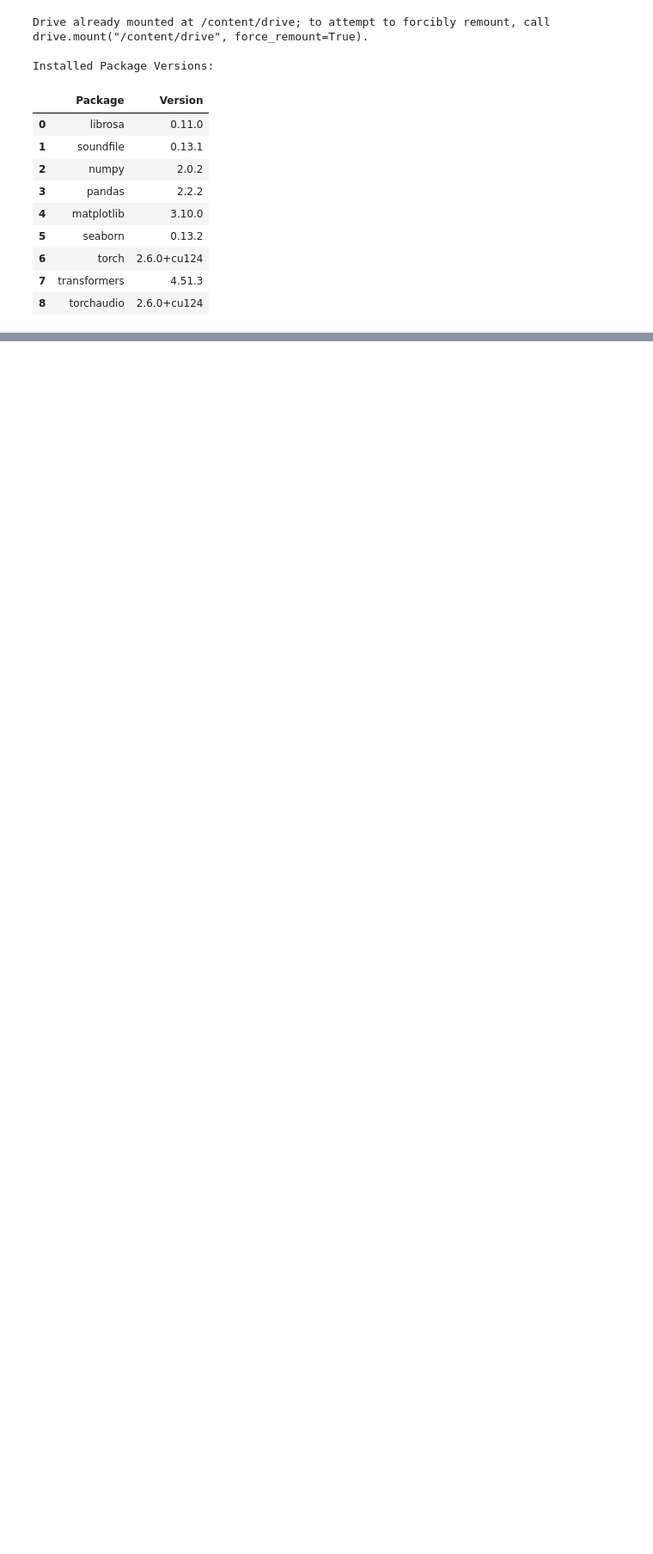
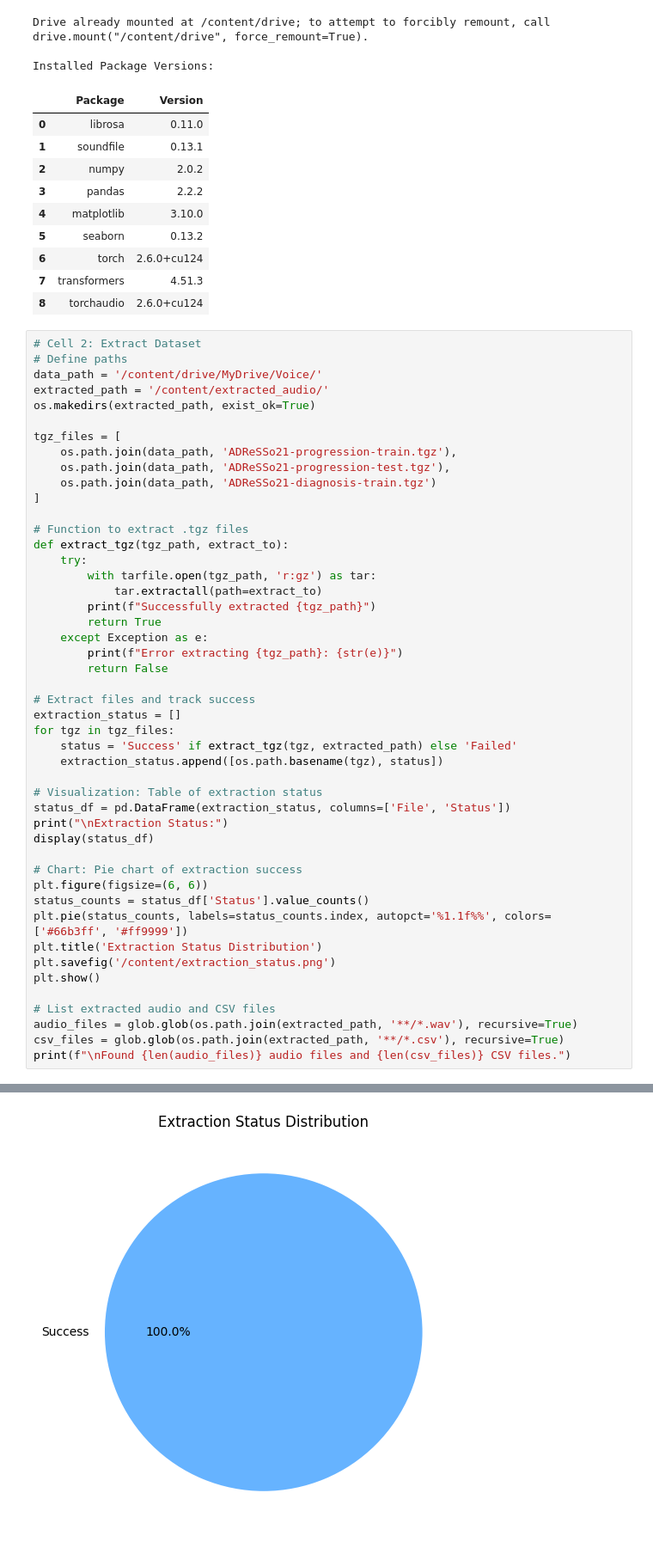
Before and after one commit to fjadidi2001/AD_Prediction, a Jupyter notebook: Detecting_dementia_from_speech_and_transcripts_using_transformers.ipynb, the cells around one changed output, grey strips where cells are left out. Shown: that part at 86% size. Drawn from its saved outputs; the diff is of its cells as text; blank space fills up the shorter version.

```diff
--- a/Detecting_dementia_from_speech_and_transcripts_using_transformers.ipynb
+++ b/Detecting_dementia_from_speech_and_transcripts_using_transformers.ipynb
@@ -216,3 +216,51 @@ Installed Package Versions:
 | 6 | torch | 2.6.0+cu124 |
 | 7 | transformers | 4.51.3 |
 | 8 | torchaudio | 2.6.0+cu124 |
+# %%
+# Cell 2: Extract Dataset
+# Define paths
+data_path = '/content/drive/MyDrive/Voice/'
+extracted_path = '/content/extracted_audio/'
+os.makedirs(extracted_path, exist_ok=True)
+
+tgz_files = [
+    os.path.join(data_path, 'ADReSSo21-progression-train.tgz'),
+    os.path.join(data_path, 'ADReSSo21-progression-test.tgz'),
+    os.path.join(data_path, 'ADReSSo21-diagnosis-train.tgz')
+]
+
+# Function to extract .tgz files
+def extract_tgz(tgz_path, extract_to):
+    try:
+        with tarfile.open(tgz_path, 'r:gz') as tar:
+            tar.extractall(path=extract_to)
+        print(f"Successfully extracted {tgz_path}")
+        return True
+    except Exception as e:
+        print(f"Error extracting {tgz_path}: {str(e)}")
+        return False
+
+# Extract files and track success
+extraction_status = []
+for tgz in tgz_files:
+    status = 'Success' if extract_tgz(tgz, extracted_path) else 'Failed'
+    extraction_status.append([os.path.basename(tgz), status])
+
+# Visualization: Table of extraction status
+status_df = pd.DataFrame(extraction_status, columns=['File', 'Status'])
+print("\nExtraction Status:")
+display(status_df)
+
+# Chart: Pie chart of extraction success
+plt.figure(figsize=(6, 6))
+status_counts = status_df['Status'].value_counts()
+plt.pie(status_counts, labels=status_counts.index, autopct='%1.1f%%', colors=['#66b3ff', '#ff9999'])
+plt.title('Extraction Status Distribution')
+plt.savefig('/content/extraction_status.png')
+plt.show()
+
+# List extracted audio and CSV files
+audio_files = glob.glob(os.path.join(extracted_path, '**/*.wav'), recursive=True)
+csv_files = glob.glob(os.path.join(extracted_path, '**/*.csv'), recursive=True)
+print(f"\nFound {len(audio_files)} audio files and {len(csv_files)} CSV files.")
+# %% [output]
@@ -218,0 +276 @@ Installed Package Versions:
+[figure, added]
```
Also changed, not shown: parts of 2 cells of this notebook.
